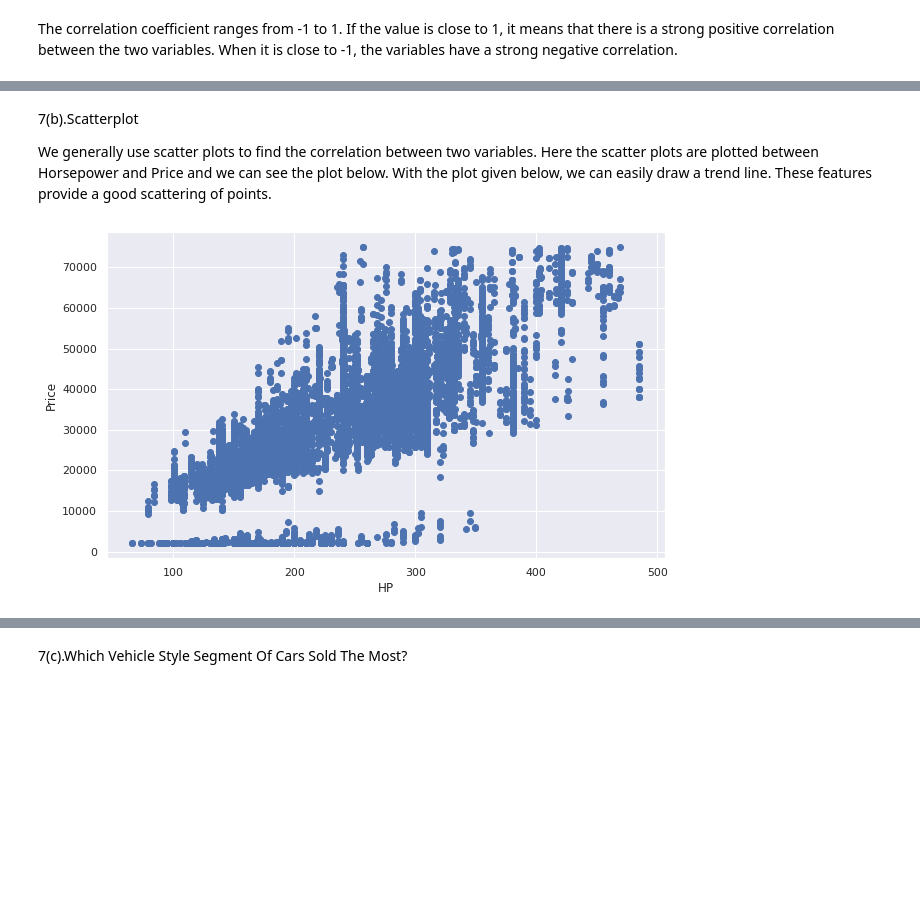
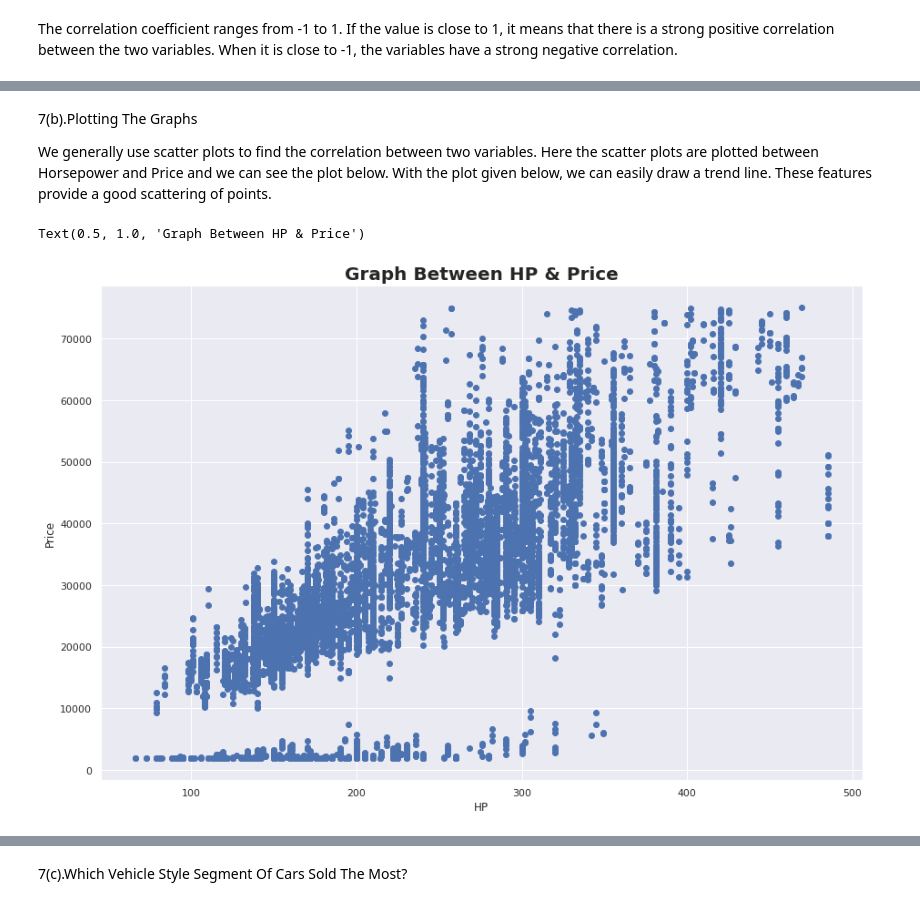
Before and after one commit to Madhavi-Sawarkar/MLProject1, a Jupyter notebook: MLPROJECT.ipynb, the cells around one changed output, grey strips where cells are left out. Cells and saved outputs as stored; diff of their text form; code cells hidden in the pictures; blank space fills up the shorter version.

```diff
--- a/MLPROJECT.ipynb
+++ b/MLPROJECT.ipynb
@@ -396,14 +442,17 @@ The correlation coefficient ranges from -1 to 1. If the value is close to 1, it
 # %% [markdown]
-7(b).Scatterplot
+7(b).Plotting The Graphs
 
 We generally use scatter plots to find the correlation between two variables.
 Here the scatter plots are plotted between Horsepower and Price and we can see the plot below. With the plot given below, we can easily draw a trend line. These features provide a good scattering of points.
 # %%
 # Plotting a scatter plot
-fig, ax = plt.subplots(figsize=(10,6))
+fig, ax = plt.subplots(figsize=(15,10))
 ax.scatter(data['HP'], data['Price'])
 ax.set_xlabel('HP')
 ax.set_ylabel('Price')
-plt.show()
+plt.title("Graph Between HP & Price",
+          weight='bold',
+           fontsize=20)
 # %% [output]
+Text(0.5, 1.0, 'Graph Between HP & Price')
-[figure, old version]
+[figure, new version]
```
Also changed, not shown: parts of 33 cells of this notebook.
